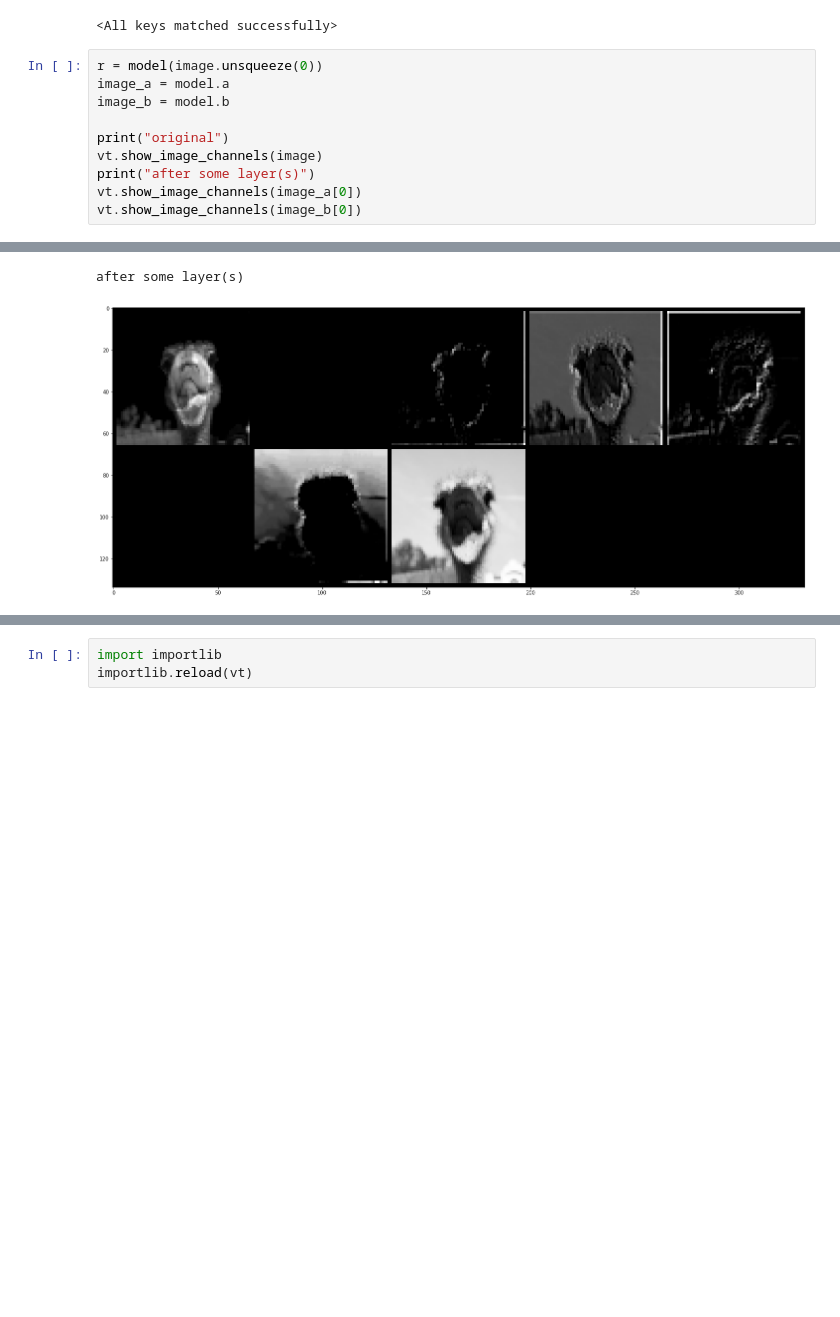
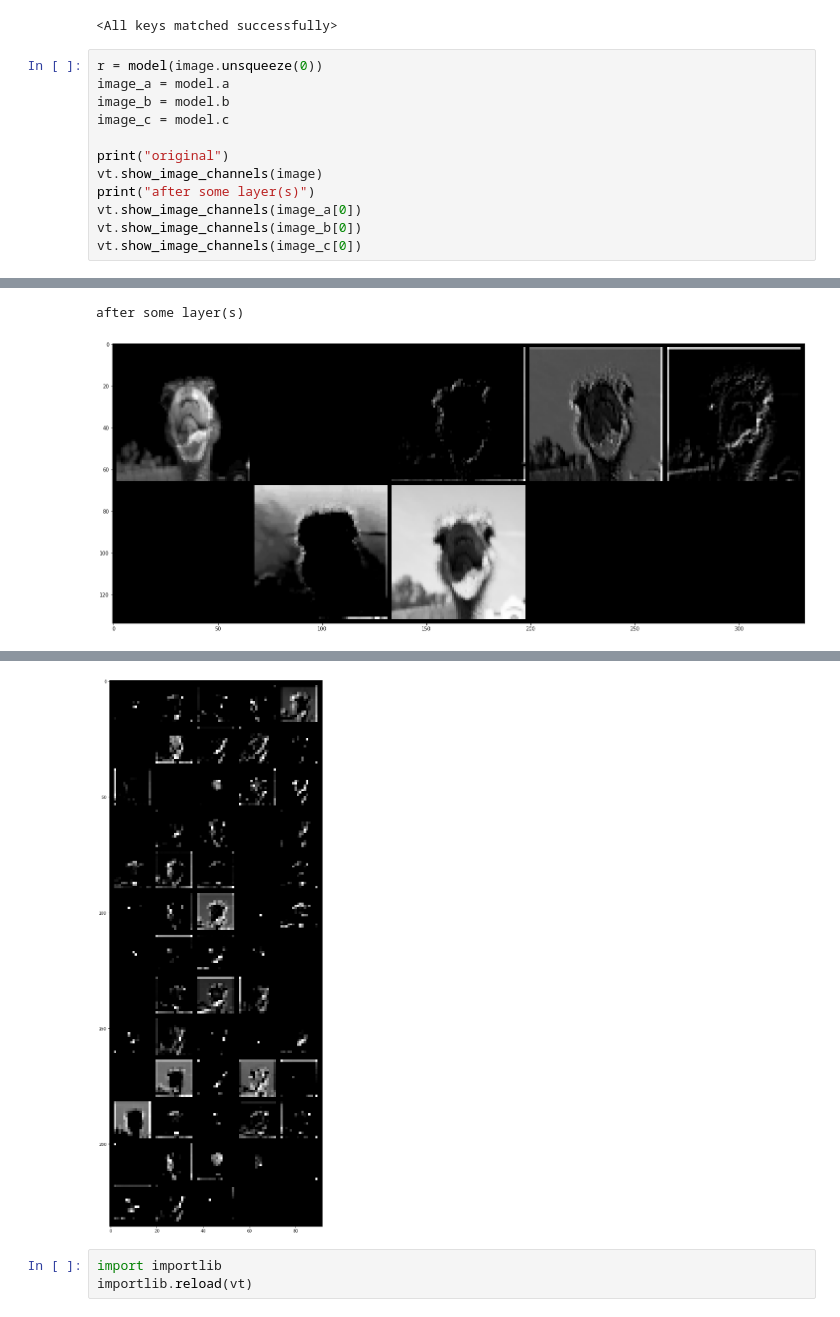
Before and after one commit to pvdklei/modelsmakemodels, a Jupyter notebook: pepijn/cifar10_model_visual.ipynb, the cells around one changed output, grey strips where cells are left out. Saved outputs shown, nothing was run; the diff lists cells and outputs as text; blank space fills up the shorter version.

```diff
--- a/pepijn/cifar10_model_visual.ipynb
+++ b/pepijn/cifar10_model_visual.ipynb
@@ -81,19 +81,22 @@ model.load_state_dict(state_dict)
 # %%
 r = model(image.unsqueeze(0))
 image_a = model.a
 image_b = model.b
+image_c = model.c
 
 print("original")
 vt.show_image_channels(image)
 print("after some layer(s)")
 vt.show_image_channels(image_a[0])
 vt.show_image_channels(image_b[0])
+vt.show_image_channels(image_c[0])
 # %% [output]
 original
 [figure]
 after some layer(s)
 [figure]
 [figure]
+[figure, added]
 # %%
 import importlib
 importlib.reload(vt)
```
Also changed, not shown: parts of 1 cell of this notebook.
